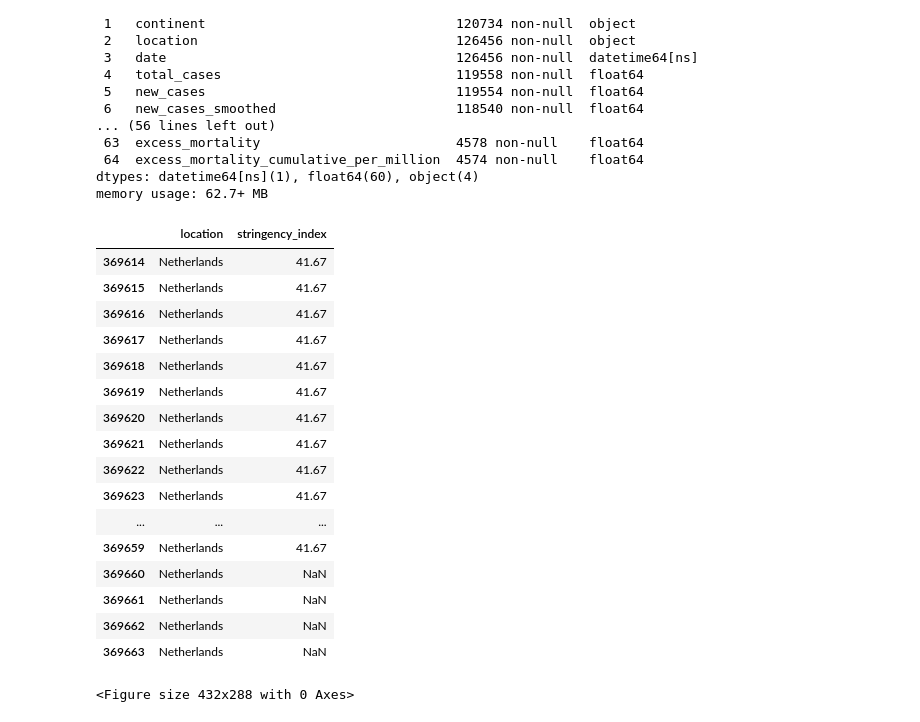
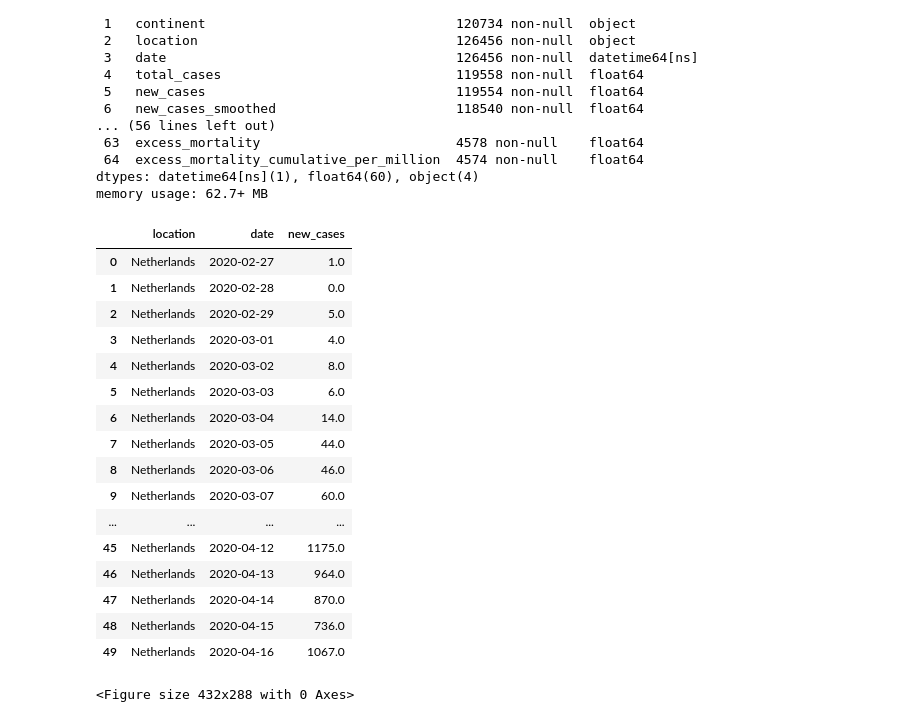
Before and after one commit to Wuodan3/INFOMDSS, a Jupyter notebook: INFOMDSS Team 15.ipynb, the cells around one changed output. Saved outputs shown, nothing was run; the diff lists cells and outputs as text; code cells hidden in the pictures.

```diff
--- a/INFOMDSS Team 15.ipynb
+++ b/INFOMDSS Team 15.ipynb
@@ -42,27 +42,27 @@ memory usage: 62.7+ MB
 # %%
 NLdata = data.loc[data.location == "Netherlands", "location"]
 NLdata = pd.merge(NLdata, data)
 import numpy as np
 NLdata.loc[NLdata.stringency_index == '', "stringency_index"] = np.nan
-NLdata[['location', 'stringency_index']].tail(50)
+NLdata[['location', 'date', 'new_cases']].head(50)
 # %% [output]
-|  | location | stringency_index |
-| 369614 | Netherlands | 41.67 |
-| 369615 | Netherlands | 41.67 |
-| 369616 | Netherlands | 41.67 |
-| 369617 | Netherlands | 41.67 |
-| 369618 | Netherlands | 41.67 |
-| 369619 | Netherlands | 41.67 |
-| 369620 | Netherlands | 41.67 |
-| 369621 | Netherlands | 41.67 |
-| 369622 | Netherlands | 41.67 |
-| 369623 | Netherlands | 41.67 |
-| ... | ... | ... |
-| 369659 | Netherlands | 41.67 |
-| 369660 | Netherlands | NaN |
-| 369661 | Netherlands | NaN |
-| 369662 | Netherlands | NaN |
-| 369663 | Netherlands | NaN |
+|  | location | date | new_cases |
+| 0 | Netherlands | 2020-02-27 | 1.0 |
+| 1 | Netherlands | 2020-02-28 | 0.0 |
+| 2 | Netherlands | 2020-02-29 | 5.0 |
+| 3 | Netherlands | 2020-03-01 | 4.0 |
+| 4 | Netherlands | 2020-03-02 | 8.0 |
+| 5 | Netherlands | 2020-03-03 | 6.0 |
+| 6 | Netherlands | 2020-03-04 | 14.0 |
+| 7 | Netherlands | 2020-03-05 | 44.0 |
+| 8 | Netherlands | 2020-03-06 | 46.0 |
+| 9 | Netherlands | 2020-03-07 | 60.0 |
+| ... | ... | ... | ... |
+| 45 | Netherlands | 2020-04-12 | 1175.0 |
+| 46 | Netherlands | 2020-04-13 | 964.0 |
+| 47 | Netherlands | 2020-04-14 | 870.0 |
+| 48 | Netherlands | 2020-04-15 | 736.0 |
+| 49 | Netherlands | 2020-04-16 | 1067.0 |
 # %%
 Stringencyindexandcasessdate = NLdata[['stringency_index', 'date', 'total_cases' , 'total_vaccinations', 'new_cases']]
 Stringencyindexandcasessdate
```
Also changed, not shown: 2 other files.
